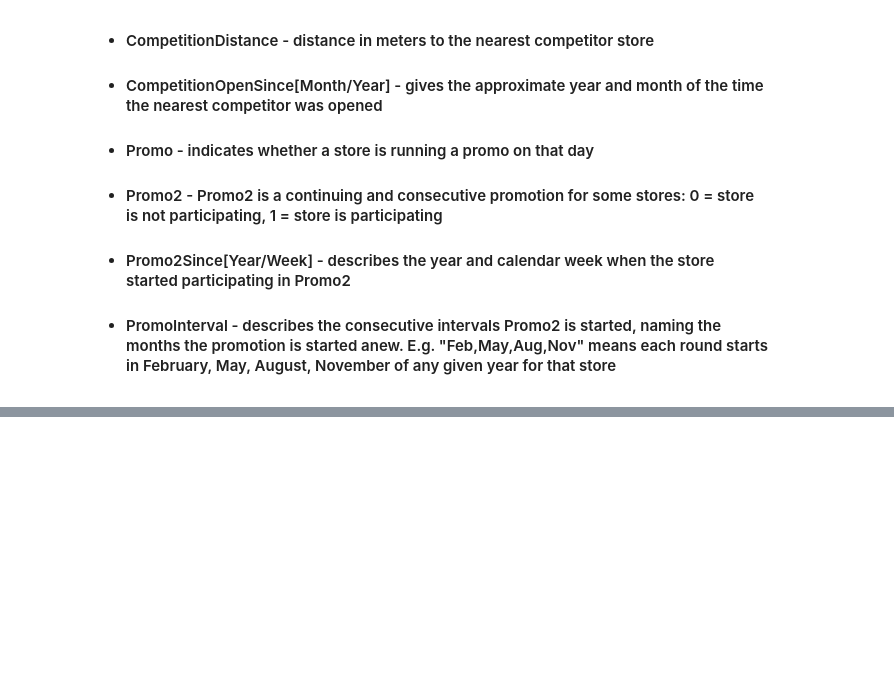
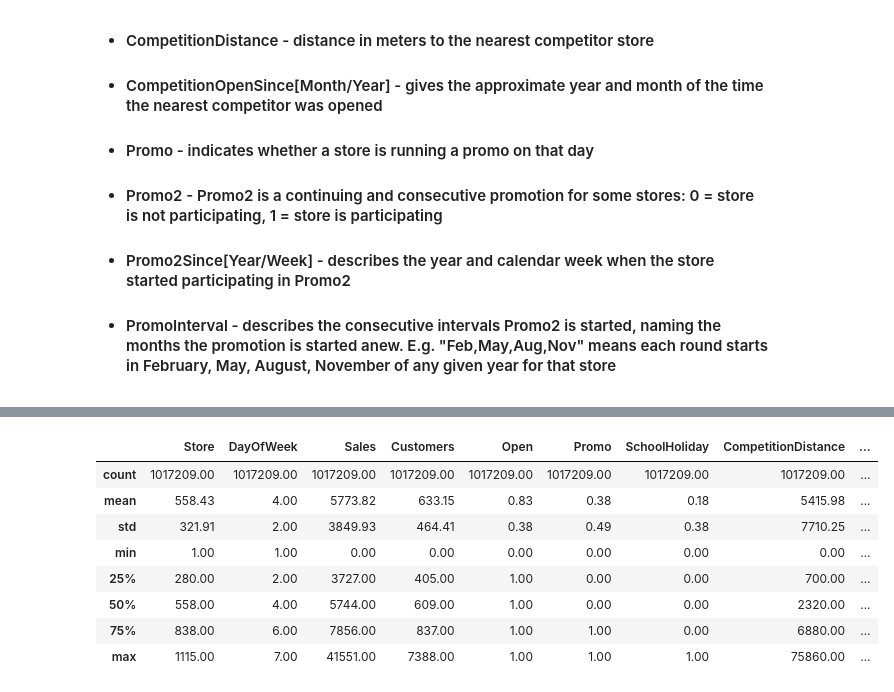
Before and after one commit to Ashwinprocodes/Rossmann-Sales-Prediction, a Jupyter notebook: pr_Rossmann_Sales_Prediction_Capstone_Project.ipynb, the cells around one changed output, grey strips where cells are left out. Cells and saved outputs as stored; diff of their text form; code cells hidden in the pictures; blank space fills up the shorter version.

```diff
--- a/pr_Rossmann_Sales_Prediction_Capstone_Project.ipynb
+++ b/pr_Rossmann_Sales_Prediction_Capstone_Project.ipynb
@@ -131,0 +247,3 @@ df2.describe()
+# %%
+#filling all NAN values with 0 in df2
+df2=df2.fillna(0)
@@ -131,0 +269,3 @@ df2.describe()
+# %%
+#merging df1 and df2 as mdf12 "Store" columnn is common in both the dataframe
+mdf12=pd.merge(df1,df2,how='left',on='Store')
@@ -131,0 +325,14 @@ df2.describe()
+# %%
+# checking the descriptive statistics of mdf12 and
+#getting values with 2 decimal digit by using lambda function
+mdf12.describe().apply(lambda s: s.apply('{0:.2f}'.format))
+# %% [output]
+|  | Store | DayOfWeek | Sales | Customers | Open | Promo | SchoolHoliday | CompetitionDistance | ... |
+| count | 1017209.00 | 1017209.00 | 1017209.00 | 1017209.00 | 1017209.00 | 1017209.00 | 1017209.00 | 1017209.00 | ... |
+| mean | 558.43 | 4.00 | 5773.82 | 633.15 | 0.83 | 0.38 | 0.18 | 5415.98 | ... |
+| std | 321.91 | 2.00 | 3849.93 | 464.41 | 0.38 | 0.49 | 0.38 | 7710.25 | ... |
+| min | 1.00 | 1.00 | 0.00 | 0.00 | 0.00 | 0.00 | 0.00 | 0.00 | ... |
+| 25% | 280.00 | 2.00 | 3727.00 | 405.00 | 1.00 | 0.00 | 0.00 | 700.00 | ... |
+| 50% | 558.00 | 4.00 | 5744.00 | 609.00 | 1.00 | 0.00 | 0.00 | 2320.00 | ... |
+| 75% | 838.00 | 6.00 | 7856.00 | 837.00 | 1.00 | 1.00 | 0.00 | 6880.00 | ... |
+| max | 1115.00 | 7.00 | 41551.00 | 7388.00 | 1.00 | 1.00 | 1.00 | 75860.00 | ... |
```
Also changed, not shown: parts of 33 cells of this notebook.
